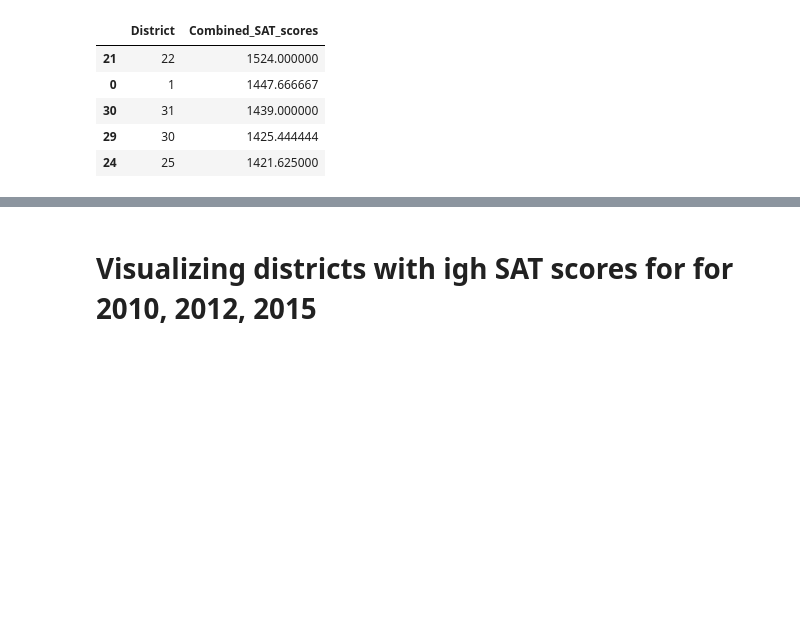
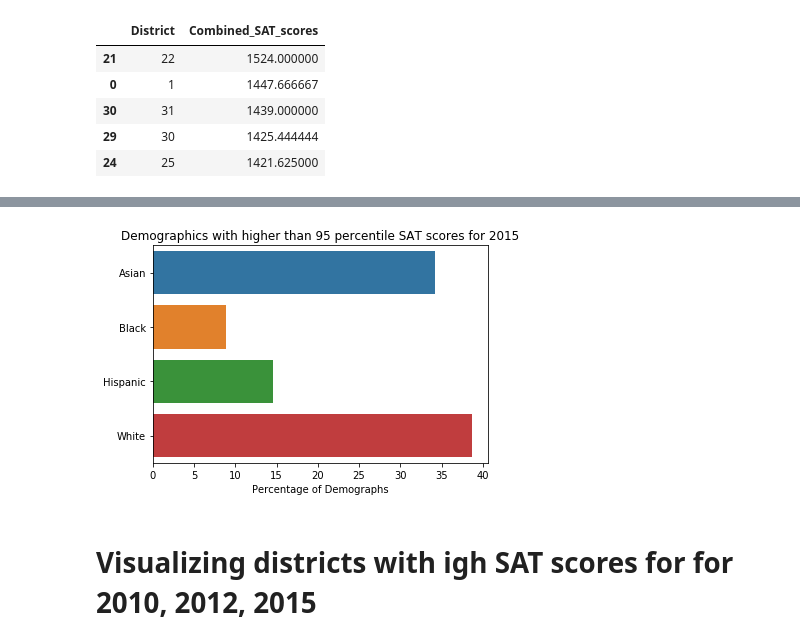
Before and after one commit to shravan097/NYCHS-Data-Analysis, a Jupyter notebook: baivab/SATAnalysis.ipynb, the cells around one changed output, grey strips where cells are left out. Cells and saved outputs as stored; diff of their text form; code cells hidden in the pictures; blank space fills up the shorter version.

Commit message:
Demographic Data added for 2015 SAT scores

```diff
--- a/baivab/SATAnalysis.ipynb
+++ b/baivab/SATAnalysis.ipynb
@@ -230,3 +234,35 @@ SAT_df_2015.head()
+# %%
+
+SAT_df_2015_Demo=get_SATScores('2015')
+SAT_df_2015_Demo=SAT_df_2015_Demo.dropna()
+SAT_df_2015_Demo['combined_score'] = SAT_df_2015_Demo['Average Score (SAT Math)']+SAT_df_2015_Demo['Average Score (SAT Reading)']+SAT_df_2015_Demo['Average Score (SAT Writing)']
+SAT_df_2015_Demo = SAT_df_2015_Demo[['School ID','School Name','combined_score','Student Enrollment','Percent White','Percent Black','Percent Hispanic','Percent Asian']]
+
+SAT_df_2015_Demo = SAT_df_2015_Demo.sort_values(['combined_score'],ascending=False)
+
+
+#print(SAT_df.combined_score.quantile(0.95))
+
+SAT_df_2015_Demo=SAT_df_2015_Demo[SAT_df_2015_Demo.combined_score > (SAT_df_2015_Demo.combined_score.quantile(0.95))]
+
+SAT_df_2015_Demo['Percent White']=pd.to_numeric(SAT_df_2015_Demo['Percent White'].str.replace('%', ''))
+SAT_df_2015_Demo['Percent Black']=pd.to_numeric(SAT_df_2015_Demo['Percent Black'].str.replace('%', ''))
+SAT_df_2015_Demo['Percent Asian']=pd.to_numeric(SAT_df_2015_Demo['Percent Asian'].str.replace('%', ''))
+SAT_df_2015_Demo['Percent Hispanic']=pd.to_numeric(SAT_df_2015_Demo['Percent Hispanic'].str.replace('%', ''))
+
+ax = sns.barplot(y=['Asian','Black','Hispanic','White'],
+            x=[SAT_df_2015_Demo['Percent White'].mean(),
+               SAT_df_2015_Demo['Percent Black'].mean(),
+               SAT_df_2015_Demo['Percent Hispanic'].mean(),
+               SAT_df_2015_Demo['Percent Asian'].mean()
+              ]);
+plt.title('Demographics with higher than 95 percentile SAT scores for 2015')
+plt.xlabel('Percentage of Demographs')
+
+plt.show()
+#SAT_df.describe()
+# %% [output]
+[figure, added]
 # %% [markdown]
 # Visualizing districts with igh SAT scores for  for 2010, 2012, 2015
 # %%
```
Also changed, not shown: parts of 1 cell of this notebook.
